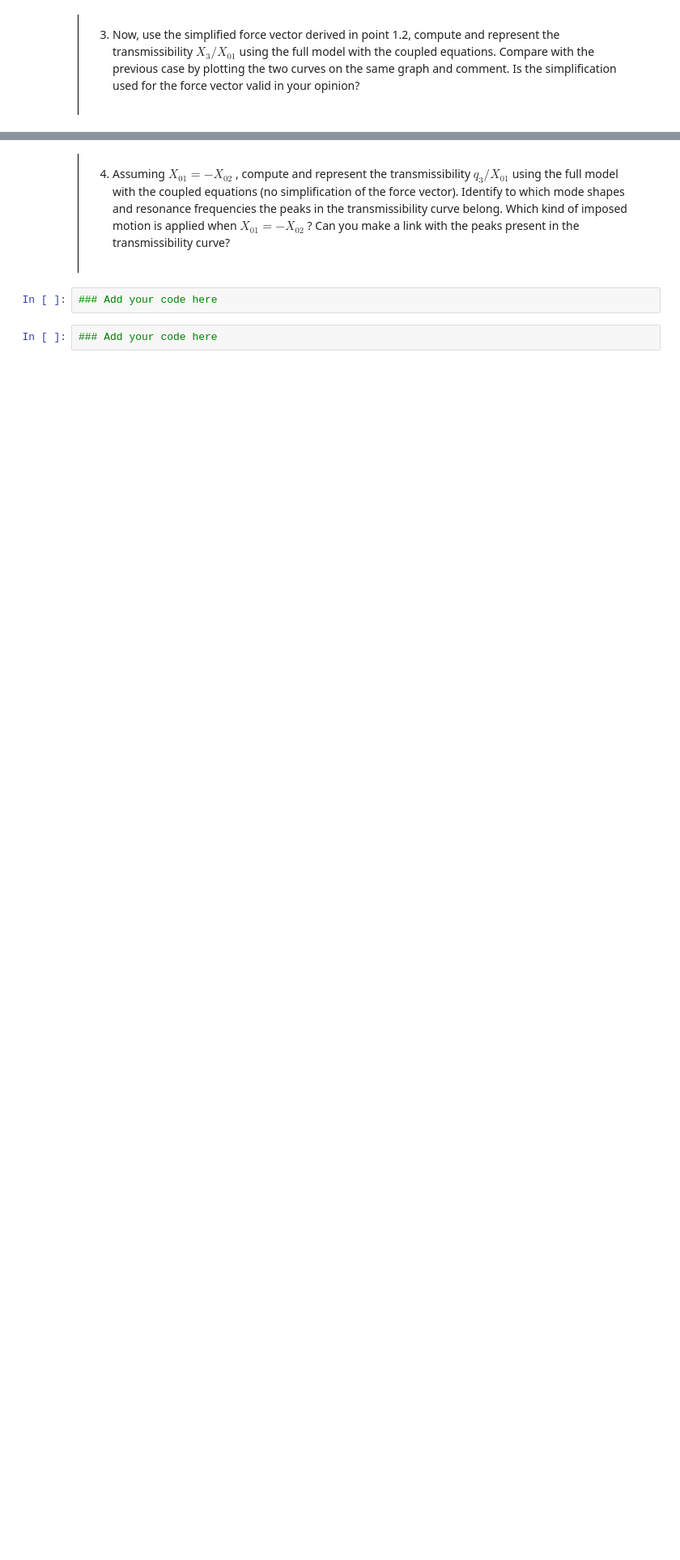
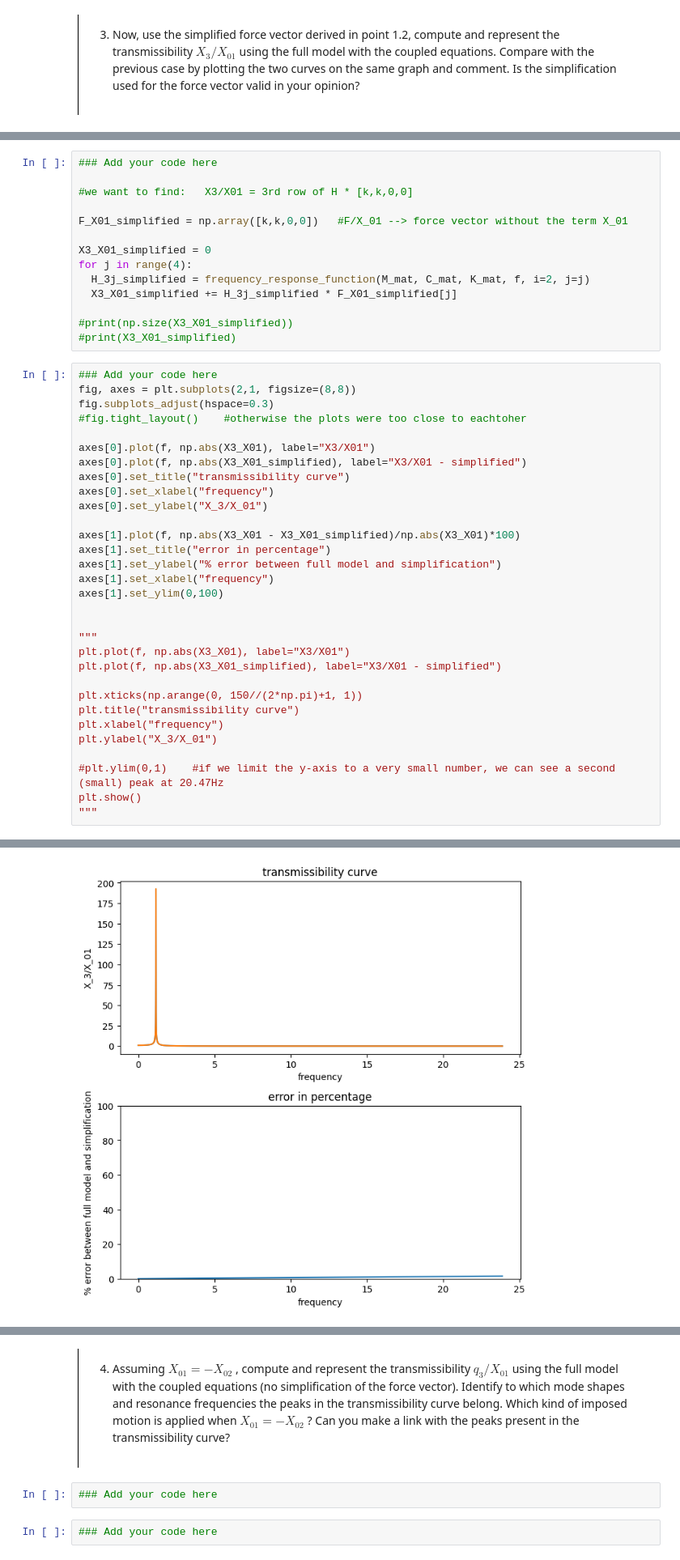
Before and after one commit to wdestryker/MV2627_Exercises, a Jupyter notebook: Project2627/project.ipynb, the cells around one changed output, grey strips where cells are left out. Shown at 81% size. Saved outputs shown, nothing was run; the diff lists cells and outputs as text; blank space fills up the shorter version.

```diff
--- a/Project2627/project.ipynb
+++ b/Project2627/project.ipynb
@@ -225,0 +231,46 @@ Text(0, 0.5, 'X_3/X_01')
+# %%
+### Add your code here
+
+#we want to find:   X3/X01 = 3rd row of H * [k,k,0,0]
+
+F_X01_simplified = np.array([k,k,0,0])   #F/X_01 --> force vector without the term X_01
+
+X3_X01_simplified = 0
+for j in range(4):
+  H_3j_simplified = frequency_response_function(M_mat, C_mat, K_mat, f, i=2, j=j)
+  X3_X01_simplified += H_3j_simplified * F_X01_simplified[j]
+
+#print(np.size(X3_X01_simplified))
+#print(X3_X01_simplified)
+# %%
+### Add your code here
+fig, axes = plt.subplots(2,1, figsize=(8,8))
+fig.subplots_adjust(hspace=0.3)
+#fig.tight_layout()    #otherwise the plots were too close to eachtoher
+
+axes[0].plot(f, np.abs(X3_X01), label="X3/X01")
+axes[0].plot(f, np.abs(X3_X01_simplified), label="X3/X01 - simplified")
+axes[0].set_title("transmissibility curve")
+axes[0].set_xlabel("frequency")
+axes[0].set_ylabel("X_3/X_01")
+
+axes[1].plot(f, np.abs(X3_X01 - X3_X01_simplified)/np.abs(X3_X01)*100)
+axes[1].set_title("error in percentage")
+axes[1].set_ylabel("% error between full model and simplification")
+axes[1].set_xlabel("frequency")
+axes[1].set_ylim(0,100)
+
+
+"""
+plt.plot(f, np.abs(X3_X01), label="X3/X01")
+plt.plot(f, np.abs(X3_X01_simplified), label="X3/X01 - simplified")
+
+plt.xticks(np.arange(0, 150//(2*np.pi)+1, 1))
+plt.title("transmissibility curve")
+plt.xlabel("frequency")
+plt.ylabel("X_3/X_01")
+
+#plt.ylim(0,1)    #if we limit the y-axis to a very small number, we can see a second (small) peak at 20.47Hz
+plt.show()
+"""
+# %% [output]
@@ -225,0 +278 @@ Text(0, 0.5, 'X_3/X_01')
+[figure, added]
```
Also changed, not shown: parts of 11 cells of this notebook.
